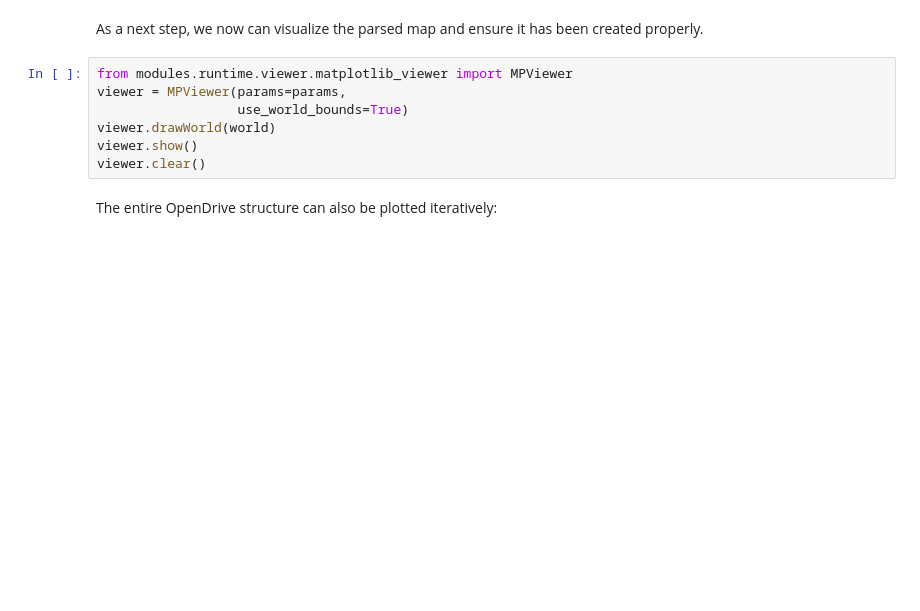
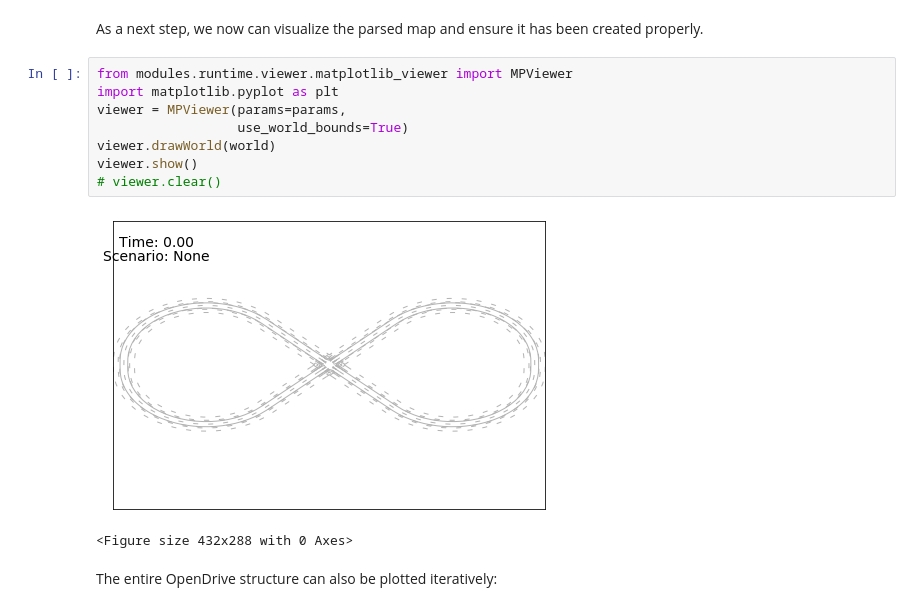
Before and after one commit to bark-simulator/bark, a Jupyter notebook: docs/tutorials/02_maps.ipynb, the cells around one changed output. Saved outputs shown, nothing was run; the diff lists cells and outputs as text; blank space fills up the shorter version.

```diff
--- a/docs/tutorials/02_maps.ipynb
+++ b/docs/tutorials/02_maps.ipynb
@@ -113,11 +111,15 @@ open_drive_map = world.map.GetOpenDriveMap()
 As a next step, we now can visualize the parsed map and ensure it has been created properly.
 # %%
 from modules.runtime.viewer.matplotlib_viewer import MPViewer
+import matplotlib.pyplot as plt
 viewer = MPViewer(params=params,
                   use_world_bounds=True)
 viewer.drawWorld(world)
 viewer.show()
-viewer.clear()
+# viewer.clear()
+# %% [output]
+[figure, added]
+<Figure size 432x288 with 0 Axes>
 # %% [markdown]
 The entire OpenDrive structure can also be plotted iteratively:
 # %%
```
Also changed, not shown: parts of 4 cells of this notebook.
